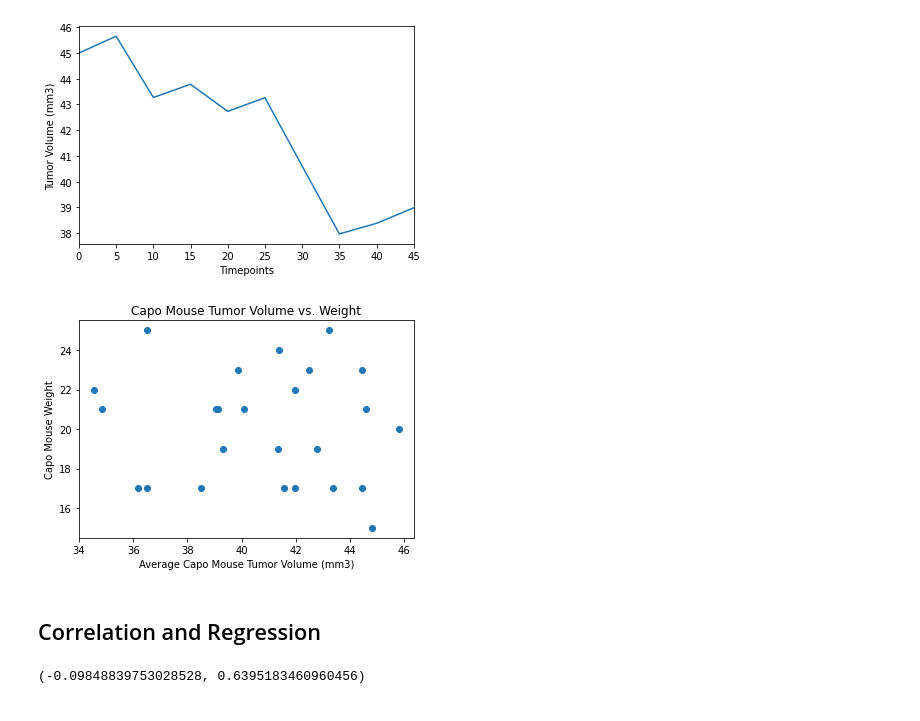
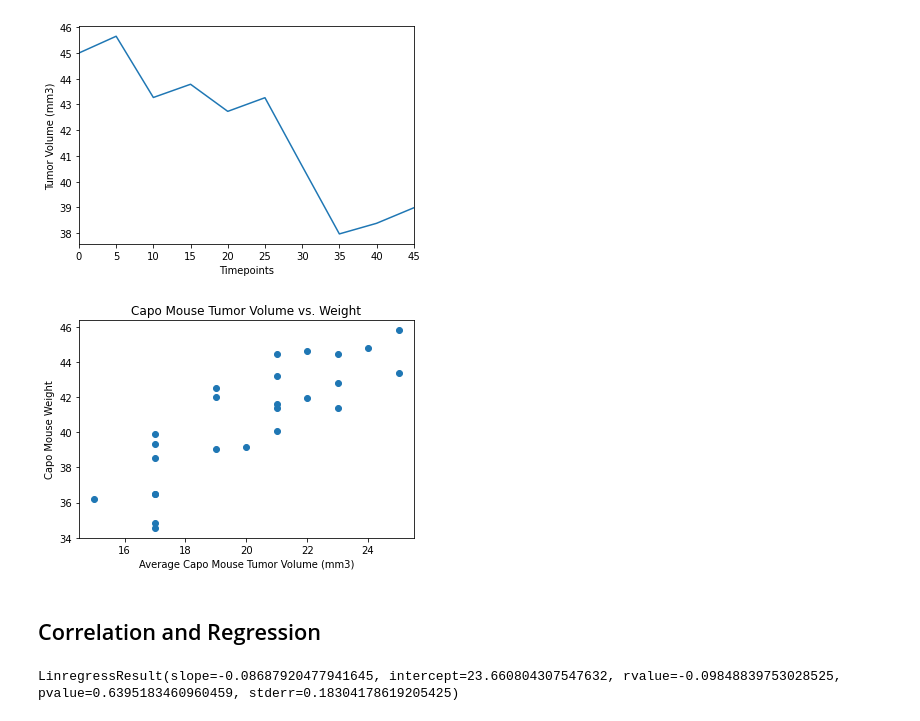
Before and after one commit to jconcha56429/matplotlib-challenge, a Jupyter notebook: Pymaceuticals/pymaceuticals_starter.ipynb, the cells around one changed output. Drawn from its saved outputs; the diff is of its cells as text; code cells hidden in the pictures.

```diff
--- a/Pymaceuticals/pymaceuticals_starter.ipynb
+++ b/Pymaceuticals/pymaceuticals_starter.ipynb
@@ -269,17 +269,25 @@ plt.xlim(0,45)
 # %%
 # Generate a scatter plot of average tumor volume vs. mouse weight for the Capomulin regimen
 
 capo_total = study_data_df.loc[study_data_df['Drug Regimen']== 'Capomulin']
 capo_avg_t = capo_total.groupby('Mouse ID')['Tumor Volume (mm3)'].agg(['mean'])
+capo_avg_t = capo_avg_t.sort_values(by='Mouse ID',ascending=True)
 capo_w = capo_total.drop_duplicates('Mouse ID',keep='first')
+capo_w = capo_w.sort_values(by='Mouse ID',ascending=True)
 capo_w = capo_w['Weight (g)']
-plt.scatter(capo_avg_t,capo_w)
+
+plt.scatter(capo_w,capo_avg_t)
 plt.xlabel('Average Capo Mouse Tumor Volume (mm3)')
 plt.ylabel('Capo Mouse Weight')
 plt.title('Capo Mouse Tumor Volume vs. Weight')
-plt.show()
+test = study_data_df.loc[study_data_df['Drug Regimen']== 'Capomulin']
+pd.set_option('display.max_rows', None)
+pd.set_option('display.max_columns', None)
+pd.set_option('display.width', None)
+pd.set_option('display.max_colwidth', None)
+original_t = original_t.sort_values(by='Mouse ID',ascending=True)
 # %% [output]
-[figure, old version]
+[figure, new version]
 # %% [markdown]
 ## Correlation and Regression
 # %%
@@ -287,5 +295,8 @@ plt.show()
 # for mouse weight and average tumor volume for the Capomulin regimen
 ct_avg = capo_avg_t['mean'].tolist()
 st.pearsonr(ct_avg,capo_w)
+# rvalue=-0.09848839753028525, pvalue=0.6395183460960459
+linregress = st.linregress(ct_avg,capo_w)
+# slope=-0.08687920477941645, intercept=23.660804307547632, rvalue=-0.09848839753028525, pvalue=0.6395183460960459, stderr=0.18304178619205425)
 # %% [output]
-(-0.09848839753028528, 0.6395183460960456)
+LinregressResult(slope=-0.08687920477941645, intercept=23.660804307547632, rvalue=-0.09848839753028525, pvalue=0.6395183460960459, stderr=0.18304178619205425)
```
